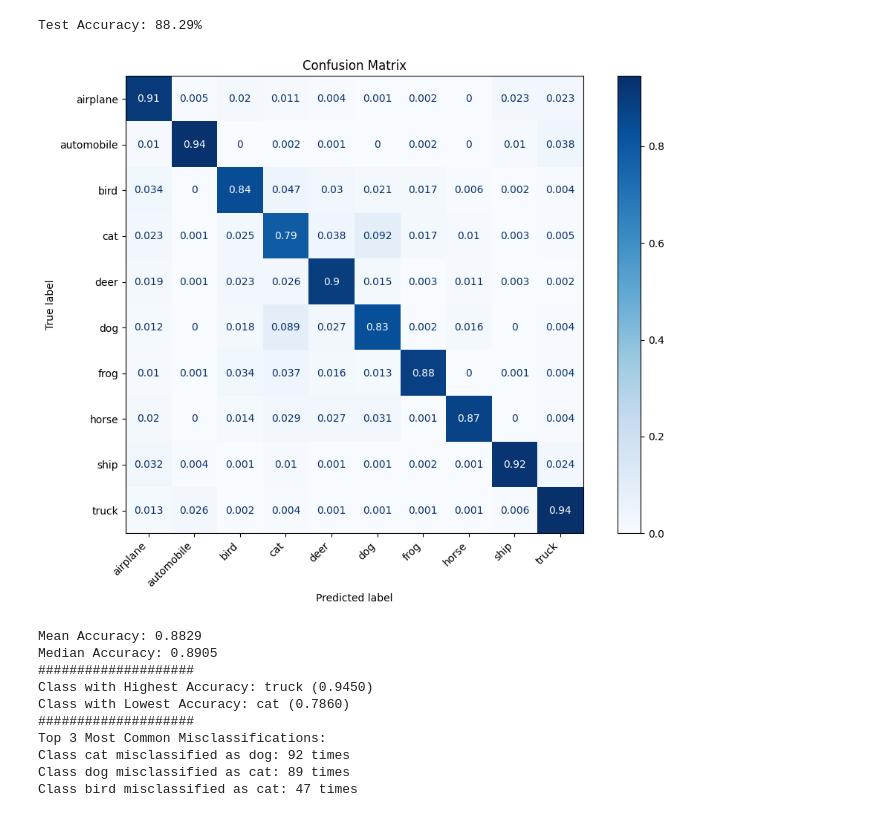
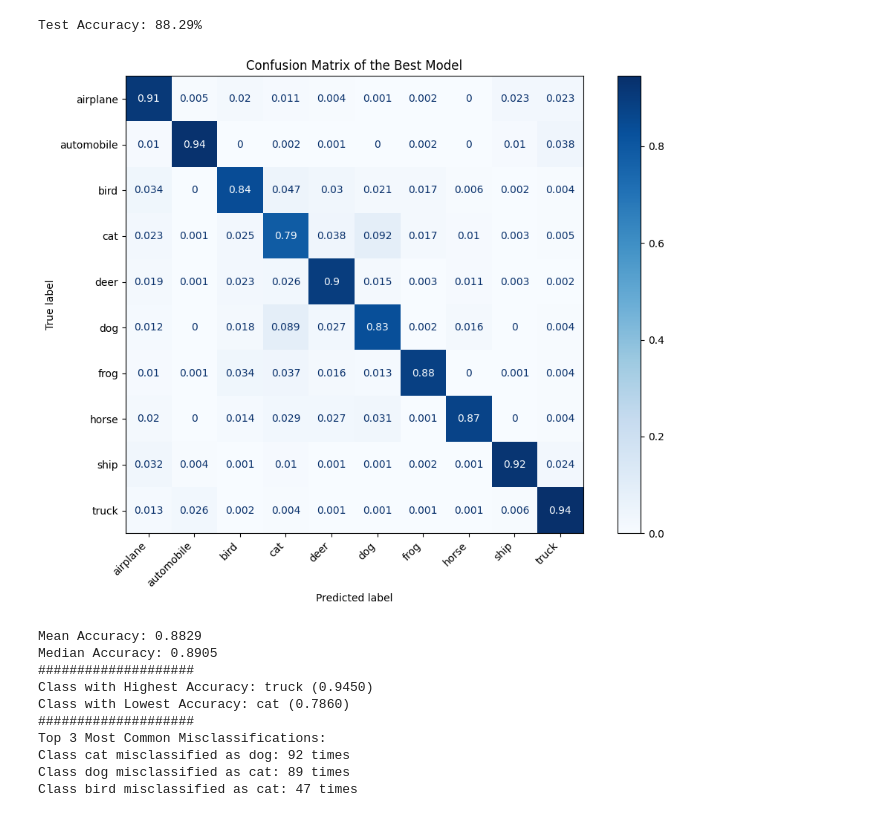
Before and after one commit to ifboelhasrin/Assignment-2, a Jupyter notebook: ass2_cifar10_hypertune.ipynb, the cells around one changed output. Drawn from its saved outputs; the diff is of its cells as text; code cells hidden in the pictures.

```diff
--- a/ass2_cifar10_hypertune.ipynb
+++ b/ass2_cifar10_hypertune.ipynb
@@ -249,16 +249,16 @@ with torch.no_grad():
 # %%
 # Generate confusion matrix
 fig, ax = plt.subplots(figsize=(12, 8))
 
 cm = confusion_matrix(all_labels_test, all_preds_test)
 cm_normalized = np.round(cm.astype('float') / cm.sum(axis=1)[:, np.newaxis], 3)
 disp = ConfusionMatrixDisplay(confusion_matrix=cm_normalized, display_labels=classes)
 disp.plot(cmap=plt.cm.Blues, ax=ax)
-plt.title("Confusion Matrix")
+plt.title("Confusion Matrix of the Best Model")
 plt.xticks(rotation=45, ha='right')
 plt.show()
 # %% [output]
-[figure, old version]
+[figure, new version]
 # %%
 # Class-wise accuracy (correctly predicted / total true instances)
 class_accuracies = cm.diagonal() / cm.sum(axis=1)
```
Also changed, not shown: 1 other file.
